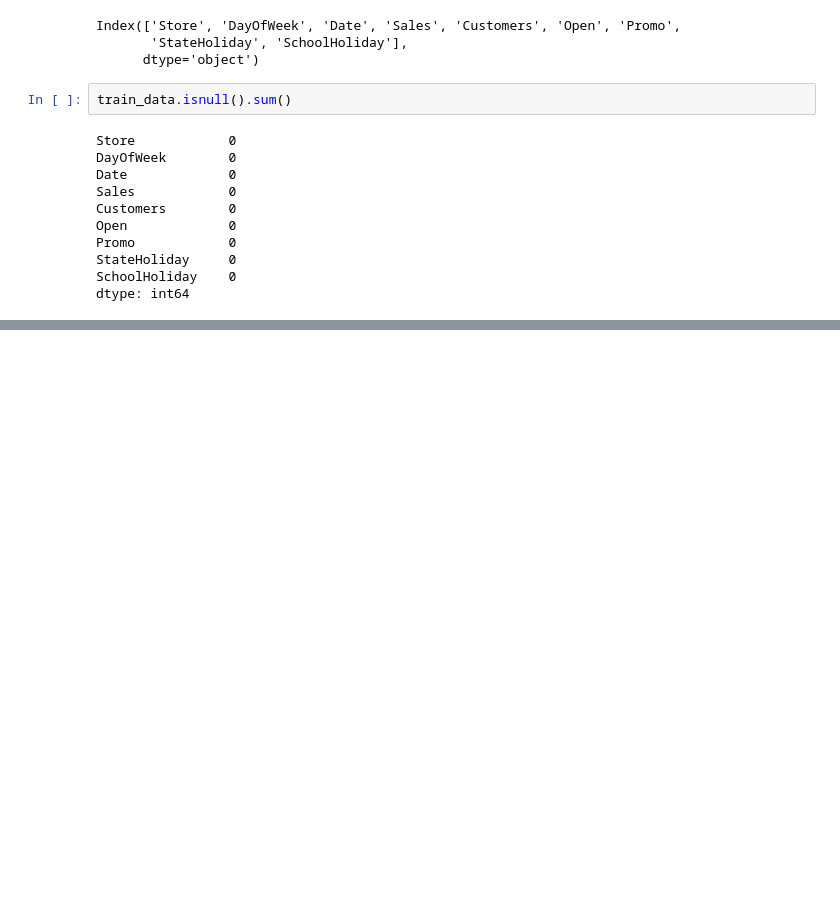
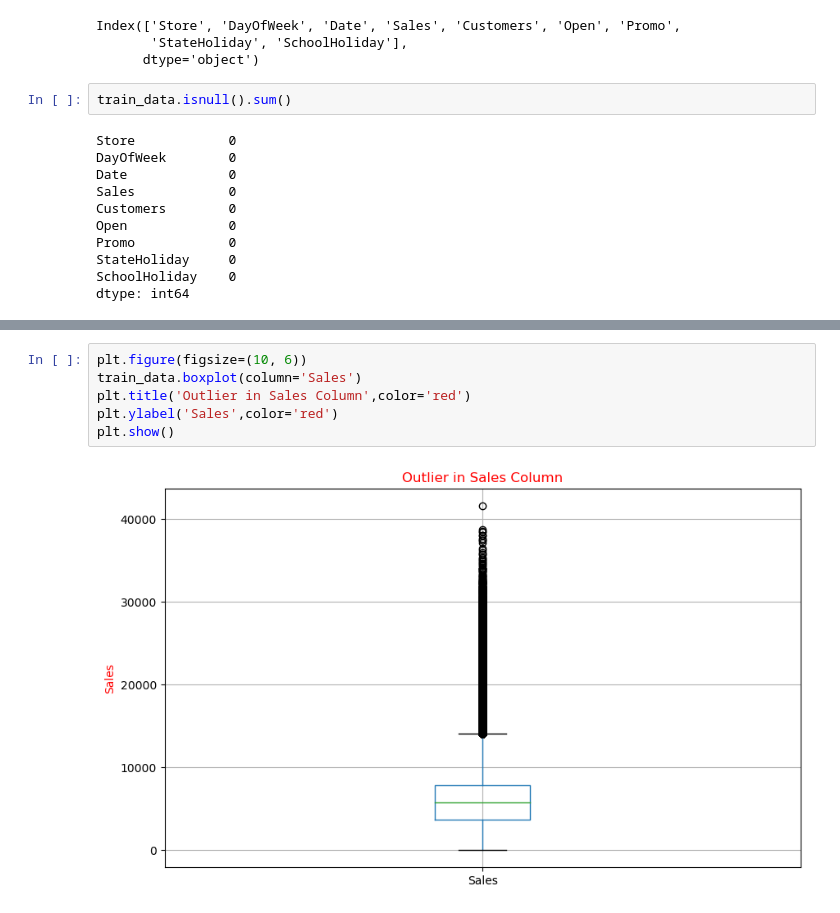
Before and after one commit to analysis86/Pharmaceutical-Sales-Prediction-Across-Multiple-Stores, a Jupyter notebook: NoteBook/Task 1- Exploration of customer purchasing behaviour.ipynb, the cells around one changed output, grey strips where cells are left out. Cells and saved outputs as stored; diff of their text form; blank space fills up the shorter version.

```diff
--- a/NoteBook/Task 1- Exploration of customer purchasing behaviour.ipynb
+++ b/NoteBook/Task 1- Exploration of customer purchasing behaviour.ipynb
@@ -72,0 +83,8 @@ dtype: int64
+# %%
+plt.figure(figsize=(10, 6))
+train_data.boxplot(column='Sales')
+plt.title('Outlier in Sales Column',color='red')
+plt.ylabel('Sales',color='red')
+plt.show()
+# %% [output]
+[figure, added]
```
Also changed, not shown: parts of 33 cells of this notebook.
